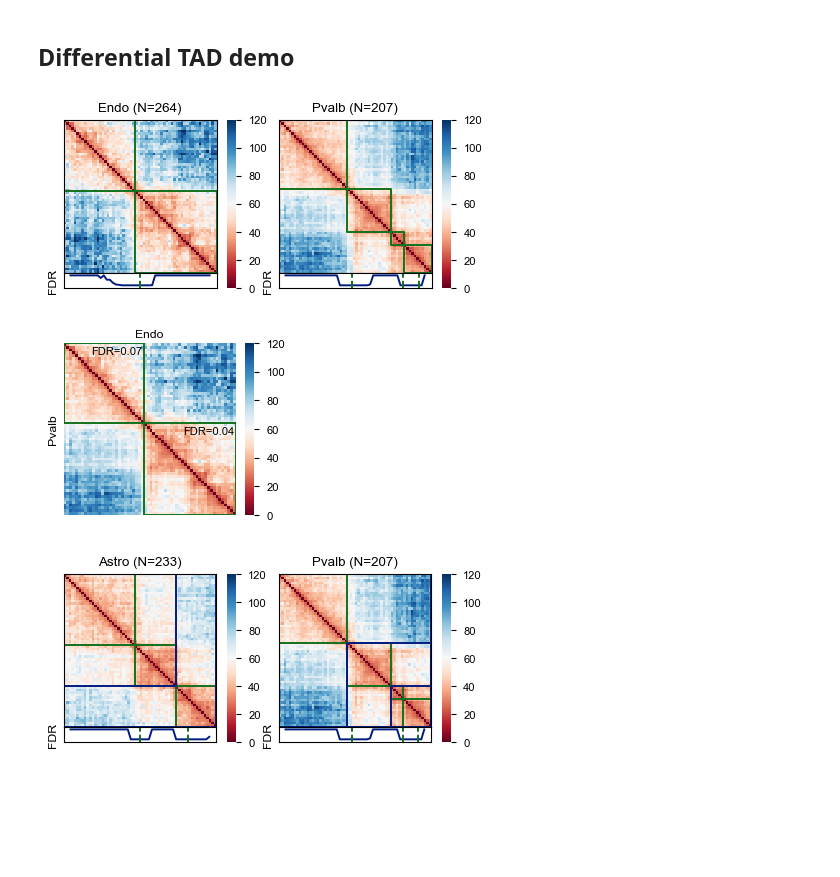
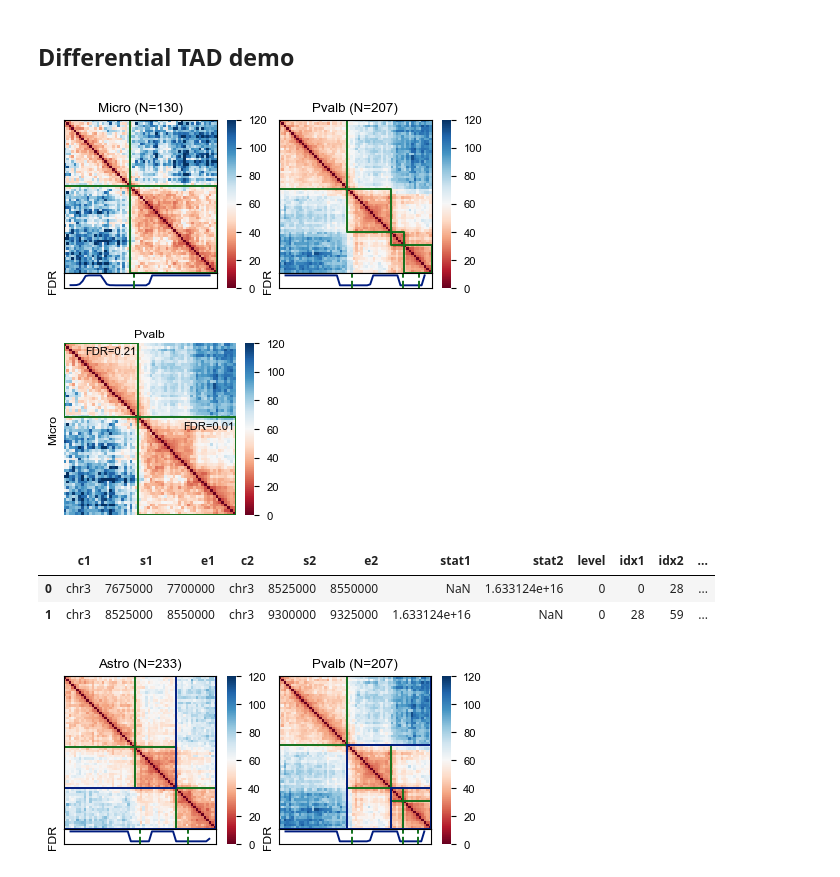
Before and after one commit to hyuyu104/ArcFISH, a Jupyter notebook: figures/3differential.ipynb, the cells around one changed output. Saved outputs shown, nothing was run; the diff lists cells and outputs as text; code cells hidden in the pictures; blank space fills up the shorter version.

```diff
--- a/figures/3differential.ipynb
+++ b/figures/3differential.ipynb
@@ -18,7 +20,7 @@ importlib.reload(sf)
 %reload_ext autoreload
 %autoreload 2
 # %%
-out_dire = "../123ACElog/032125"
+out_dire = "../123ACElog/040425"
 dtree = DataTree("../data")
 # %%
 reps = ["rep1", "rep2", "rep3"]
@@ -38,33 +40,39 @@ celltype_dict = {1:'Pvalb', 2:'Vip', 3:'Ndnf', 4:'Sst', 5:'Astro',
                  6:'Micro', 7:'Endo', 8:'Oligo', 9:'Ex'}
 adata.obs["cell_type"] = adata.obs["cluster label"].map(celltype_dict)
 # %%
-adata1 = adata[adata.obs["cell_type"] == "Endo"]
+adata1 = adata[adata.obs["cell_type"] == "Micro"]
 adata2 = adata[adata.obs["cell_type"] == "Pvalb"]
 caller = sf.tl.TADCaller(tree=False, window=4e5)
 fig, axes = plt.subplots(1, 2, figsize=(4.3, 2))
 sf.pl.domain_boundary(adata1, caller, ax=axes[0], vmax=120,
-                      title=f"Endo (N={adata1.shape[0]})")
+                      title=f"Micro (N={adata1.shape[0]})")
 sf.pl.domain_boundary(adata2, caller, ax=axes[1], vmax=120,
                       title=f"Pvalb (N={adata2.shape[0]})")
-fig.savefig(os.path.join(out_dire, "Endo_Pvalb_TADs.pdf"), bbox_inches="tight")
+fig.savefig(os.path.join(out_dire, "Micro_Pvalb_TADs.pdf"), bbox_inches="tight")
 # %% [output]
-[figure, old version]
+[figure, new version]
 # %%
 caller = sf.tl.TADCaller(tree=False, window=4e5)
 res = caller.to_bedpe(caller.call_tads(adata1))
 diff = sf.tl.DiffRegion(adata1, adata2)
 res_diff = diff.diff_region(res)
 
 fig, ax = plt.subplots(figsize=(2.5, 2))
 sf.pl.pairwise_heatmap(
-    X1=sf.pp.median_pdist(adata1, inplace=False),
-    X2=sf.pp.median_pdist(adata2, inplace=False),
-    x="Endo", y="Pvalb", ax=ax, vmax=120
+    X2=sf.pp.median_pdist(adata1, inplace=False),
+    X1=sf.pp.median_pdist(adata2, inplace=False),
+    y="Micro", x="Pvalb", ax=ax, vmax=120
 )
 sf.pl.add_domain_fdr(ax, res_diff)
-fig.savefig(os.path.join(out_dire, "Endo_Pvalb_dTAD.pdf"), bbox_inches="tight")
+fig.savefig(os.path.join(out_dire, "Micro_Pvalb_dTAD.pdf"), bbox_inches="tight")
 # %% [output]
-[figure, old version]
+[figure, new version]
+# %%
+res_diff
+# %% [output]
+|  | c1 | s1 | e1 | c2 | s2 | e2 | stat1 | stat2 | level | idx1 | idx2 | ... |
+| 0 | chr3 | 7675000 | 7700000 | chr3 | 8525000 | 8550000 | NaN | 1.633124e+16 | 0 | 0 | 28 | ... |
+| 1 | chr3 | 8525000 | 8550000 | chr3 | 9300000 | 9325000 | 1.633124e+16 | NaN | 0 | 28 | 59 | ... |
 # %%
 adata1 = adata[adata.obs["cell_type"] == "Astro"]
 adata2 = adata[adata.obs["cell_type"] == "Pvalb"]
```
Also changed, not shown: parts of 1 cell of this notebook, 4 other files.
